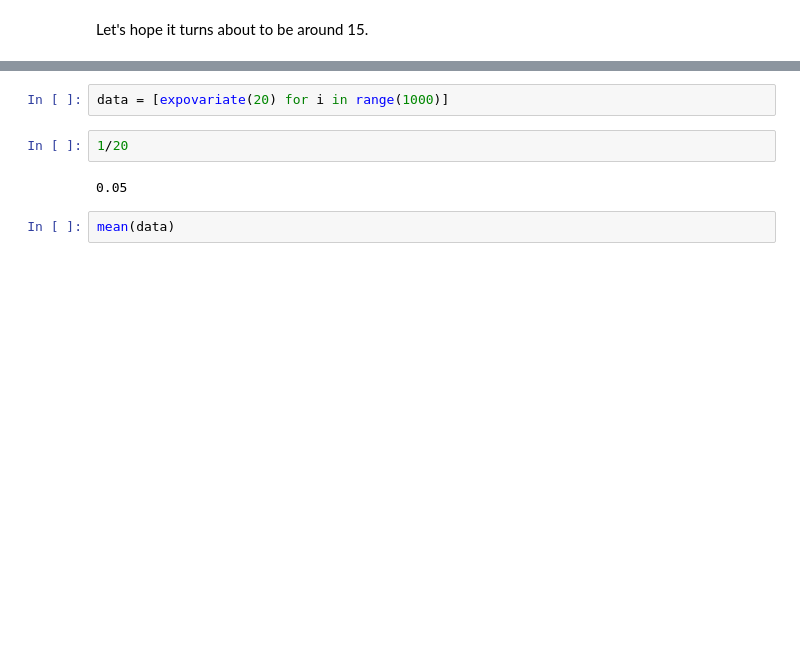
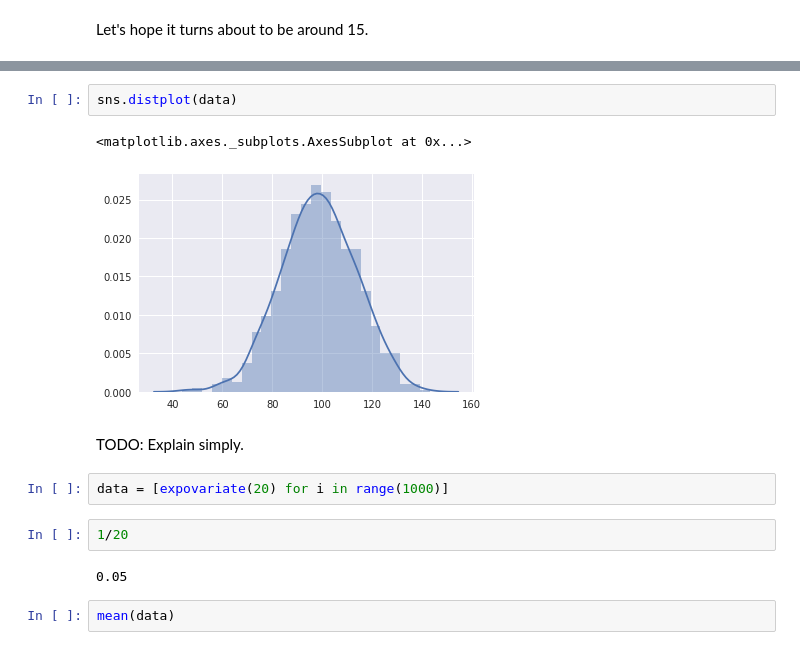
Before and after one commit to staticaland/modern-python-notes, a Jupyter notebook: modern_python.ipynb, the cells around one changed output, grey strips where cells are left out. Drawn from its saved outputs; the diff is of its cells as text; blank space fills up the shorter version.

```diff
--- a/modern_python.ipynb
+++ b/modern_python.ipynb
@@ -292,3 +322,10 @@ stdev(data)
+# %%
+sns.distplot(data)
+# %% [output]
+<matplotlib.axes._subplots.AxesSubplot at 0x...>
+[figure, added]
+# %% [markdown]
+TODO: Explain simply.
 # %%
 data = [expovariate(20) for i in range(1000)]
 # %%
```
Also changed, not shown: parts of 35 cells of this notebook.
